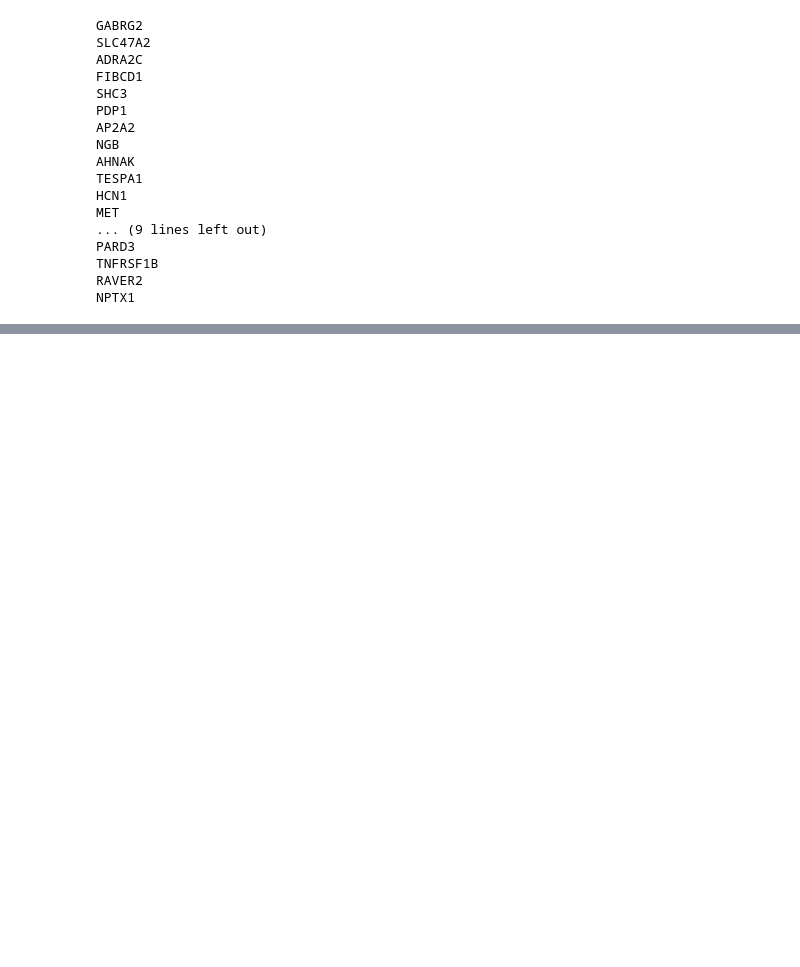
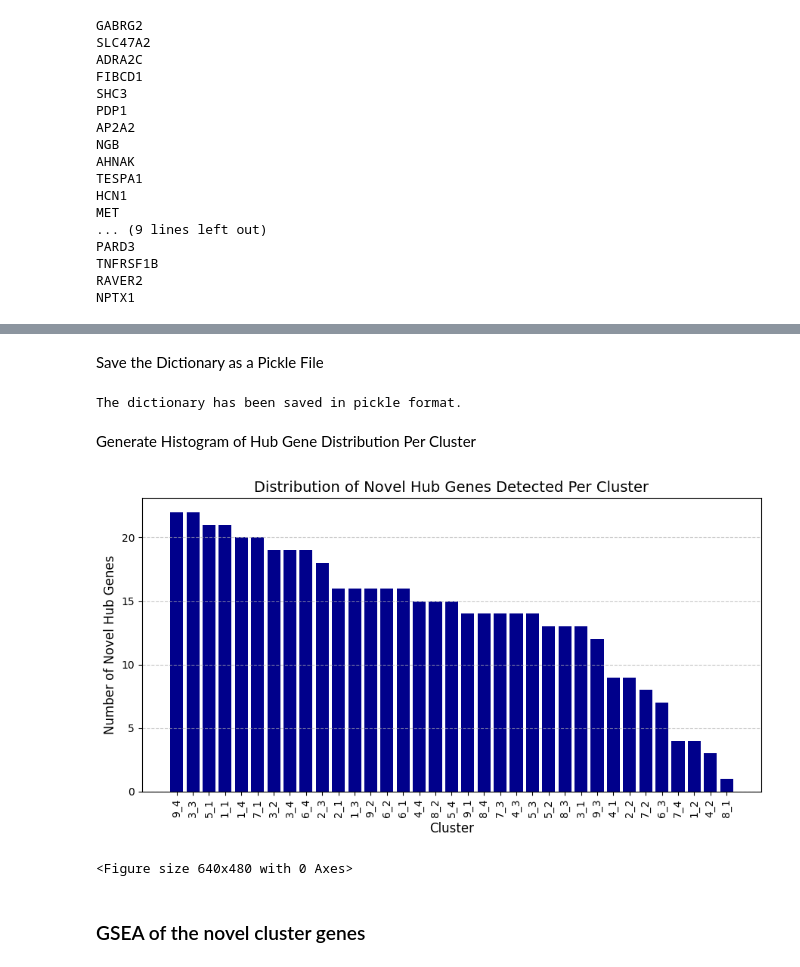
Before and after one commit to mmottaqii/AD-Biomarkers-MultiOmics, a Jupyter notebook: scripts/review_aug_26.ipynb, the cells around one changed output, grey strips where cells are left out. Cells and saved outputs as stored; diff of their text form; code cells hidden in the pictures; blank space fills up the shorter version.

```diff
--- a/scripts/review_aug_26.ipynb
+++ b/scripts/review_aug_26.ipynb
@@ -3736,0 +3941,57 @@ NPTX1
+# %% [markdown]
+Save the Dictionary as a Pickle File
+# %%
+import pickle
+import os
+
+# Path to save the pickle file
+pickle_dir = os.path.expanduser('/home/vmottaqi/rnaseq_synapse')
+
+# Ensure the directory exists
+if not os.path.exists(pickle_dir):
+    os.makedirs(pickle_dir)
+
+# Save the higher_ranked_genes_by_cluster dictionary to a pickle file
+with open(f'{pickle_dir}/novel_hub_genes_by_cluster_oct7_2024.pkl', 'wb') as file:
+    pickle.dump(higher_ranked_genes_by_cluster, file)
+
+print("The dictionary has been saved in pickle format.")
+# %% [output]
+The dictionary has been saved in pickle format.
+# %% [markdown]
+Generate Histogram of Hub Gene Distribution Per Cluster
+# %%
+import matplotlib.pyplot as plt
+import pandas as pd
+
+# Create a dictionary to count the number of novel hub genes per cluster
+novel_hub_gene_counts = {cluster: len(genes) for cluster, genes in higher_ranked_genes_by_cluster.items()}
+
+# Convert the dictionary to a DataFrame for easier plotting and sorting
+df_novel_hub_genes = pd.DataFrame(list(novel_hub_gene_counts.items()), columns=['Cluster', 'Novel_Hub_Gene_Count'])
+
+# Sort the DataFrame by the number of novel hub genes in descending order
+df_novel_hub_genes = df_novel_hub_genes.sort_values(by='Novel_Hub_Gene_Count', ascending=False)
+
+# Plot a histogram
+plt.figure(figsize=(9, 5))
+plt.bar(df_novel_hub_genes['Cluster'], df_novel_hub_genes['Novel_Hub_Gene_Count'], color='darkblue')
+
+# Add labels and title
+plt.xlabel('Cluster', fontsize=12)
+plt.ylabel('Number of Novel Hub Genes', fontsize=12)
+plt.title('Distribution of Novel Hub Genes Detected Per Cluster', fontsize=14)
+plt.xticks(rotation=90)  # Rotate x-axis labels for readability
+
+# Add gridlines for better readability
+plt.grid(axis='y', linestyle='--', alpha=0.7)
+
+# Show the plot
+plt.tight_layout()  # Adjusts the layout so everything fits
+plt.show()
+plt.savefig("/home/vmottaqi/rnaseq_synapse/figures/novel_hub_genes_by_cluster_oct7_2024.png", dpi=1000)
+# %% [output]
+[figure, added]
+<Figure size 640x480 with 0 Axes>
+# %% [markdown]
+### GSEA of the novel cluster genes
```
Also changed, not shown: parts of 14 cells of this notebook.
